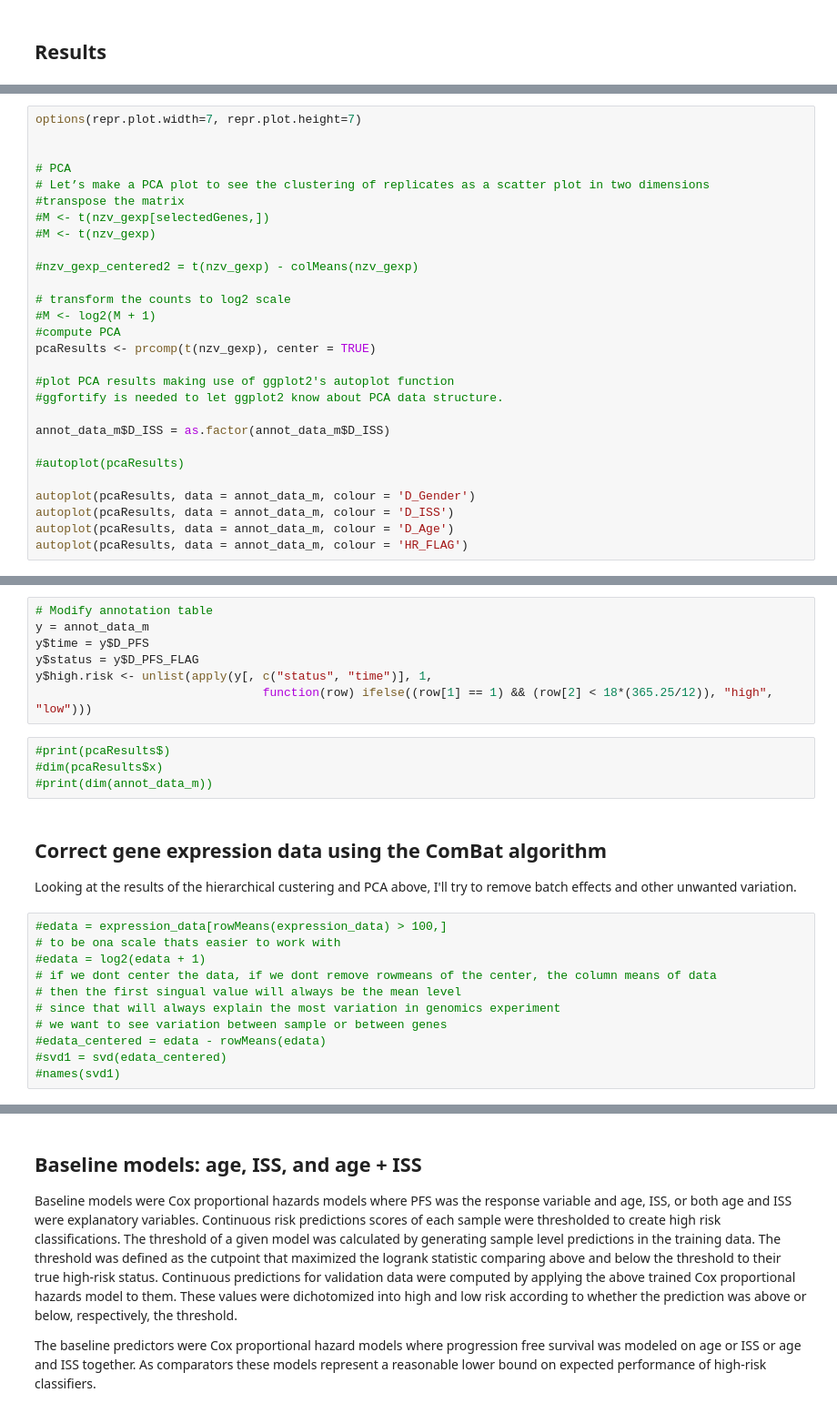
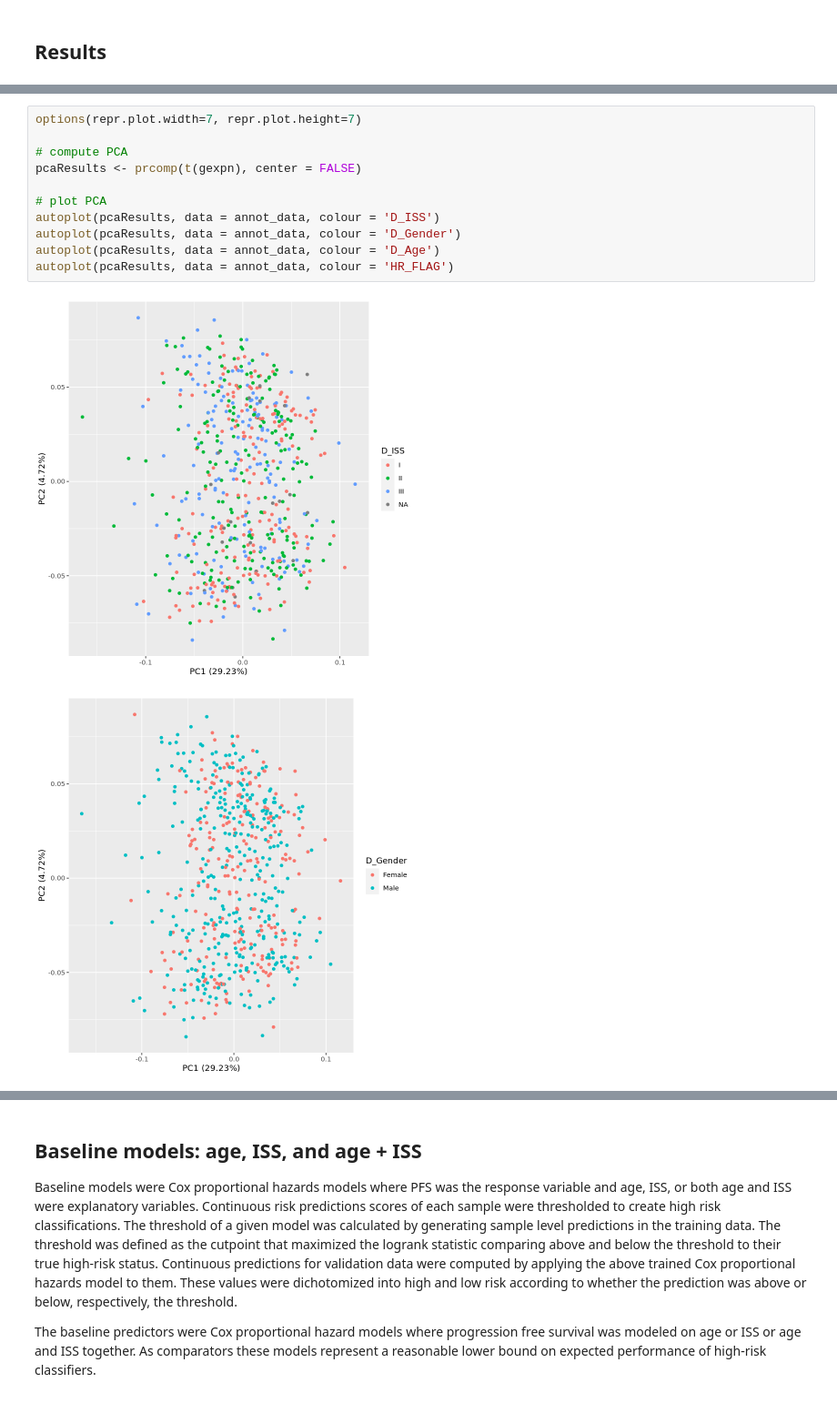
Before and after one commit to katwre/owkin, a Jupyter notebook: Multiple_Myeloma_data_challenge.ipynb, the cells around one changed output, grey strips where cells are left out. Shown at 91% size. Cells and saved outputs as stored; diff of their text form.

```diff
--- a/Multiple_Myeloma_data_challenge.ipynb
+++ b/Multiple_Myeloma_data_challenge.ipynb
@@ -323,28 +238,14 @@ pheatmap(nzv_gexp[selectedGenes,which(colData$D_PFS>=547.501)],
 # %%
 options(repr.plot.width=7, repr.plot.height=7)
 
+# compute PCA
+pcaResults <- prcomp(t(gexpn), center = FALSE)
 
-# PCA
-# Let’s make a PCA plot to see the clustering of replicates as a scatter plot in two dimensions
-#transpose the matrix
-#M <- t(nzv_gexp[selectedGenes,])
-#M <- t(nzv_gexp)
-
-#nzv_gexp_centered2 = t(nzv_gexp) - colMeans(nzv_gexp)
-
-# transform the counts to log2 scale
-#M <- log2(M + 1)
-#compute PCA
-pcaResults <- prcomp(t(nzv_gexp), center = TRUE)
-
-#plot PCA results making use of ggplot2's autoplot function
-#ggfortify is needed to let ggplot2 know about PCA data structure.
-
-annot_data_m$D_ISS = as.factor(annot_data_m$D_ISS)
-
-#autoplot(pcaResults)
-
-autoplot(pcaResults, data = annot_data_m, colour = 'D_Gender')
-autoplot(pcaResults, data = annot_data_m, colour = 'D_ISS')
-autoplot(pcaResults, data = annot_data_m, colour = 'D_Age')
-autoplot(pcaResults, data = annot_data_m, colour = 'HR_FLAG')
+# plot PCA
+autoplot(pcaResults, data = annot_data, colour = 'D_ISS')
+autoplot(pcaResults, data = annot_data, colour = 'D_Gender')
+autoplot(pcaResults, data = annot_data, colour = 'D_Age')
+autoplot(pcaResults, data = annot_data, colour = 'HR_FLAG')
+# %% [output]
+[figure, added]
+[figure, added]
@@ -351,27 +253,0 @@ autoplot(pcaResults, data = annot_data_m, colour = 'HR_FLAG')
-# %%
-# Modify annotation table
-y = annot_data_m
-y$time = y$D_PFS
-y$status = y$D_PFS_FLAG
-y$high.risk <- unlist(apply(y[, c("status", "time")], 1,
-                                function(row) ifelse((row[1] == 1) && (row[2] < 18*(365.25/12)), "high", "low")))
-# %%
-#print(pcaResults$)
-#dim(pcaResults$x)
-#print(dim(annot_data_m))
-# %% [markdown]
-Correct gene expression data using the ComBat algorithm
-------------------------------------------------
-
-Looking at the results of the hierarchical custering and PCA above, I'll try to remove batch effects and other unwanted variation.
-# %%
-#edata = expression_data[rowMeans(expression_data) > 100,]
-# to be ona scale thats easier to work with
-#edata = log2(edata + 1)
-# if we dont center the data, if we dont remove rowmeans of the center, the column means of data
-# then the first singual value will always be the mean level
-# since that will always explain the most variation in genomics experiment
-# we want to see variation between sample or between genes
-#edata_centered = edata - rowMeans(edata)
-#svd1 = svd(edata_centered)
-#names(svd1)
```
Also changed, not shown: parts of 28 cells of this notebook.
